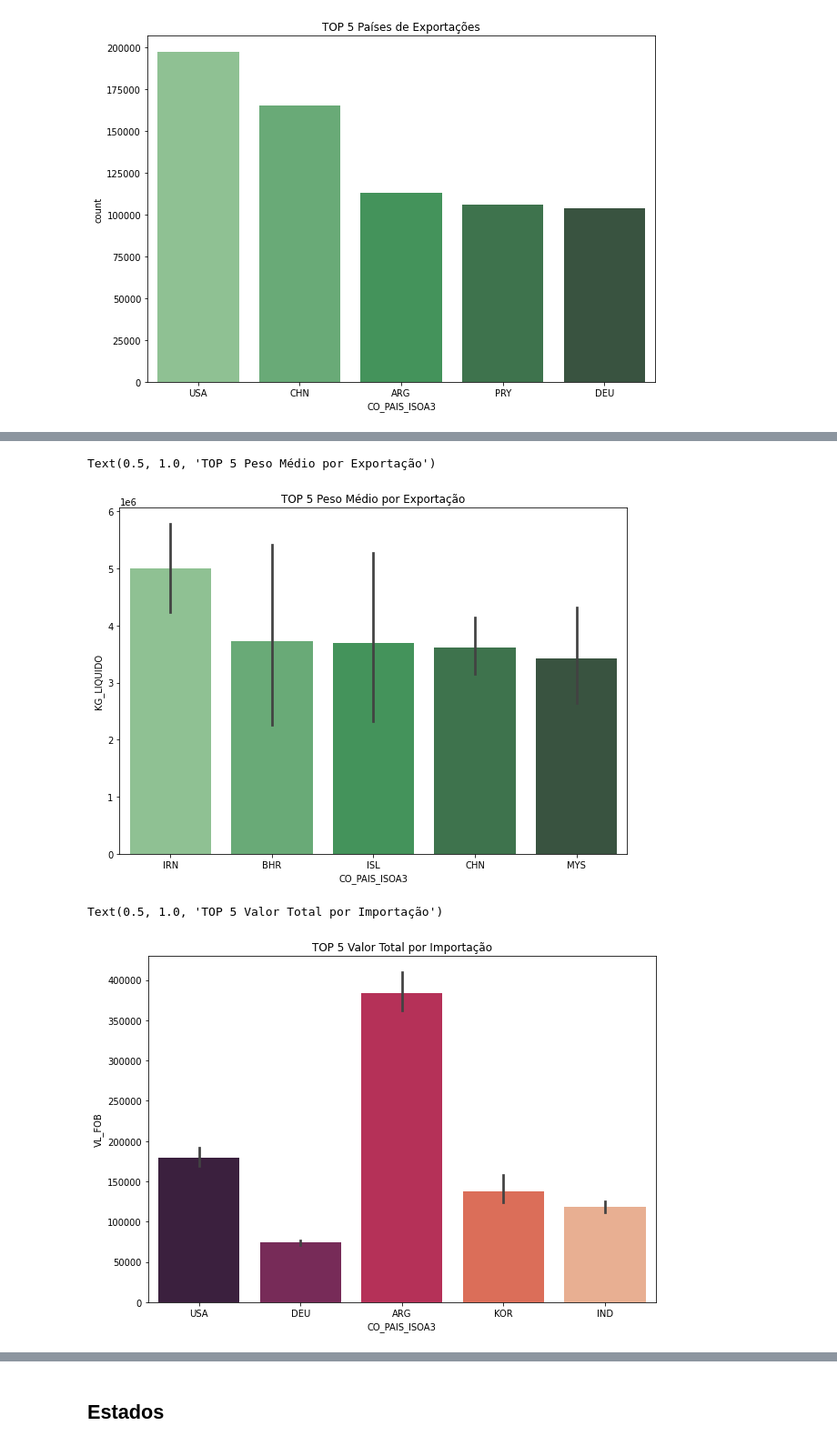
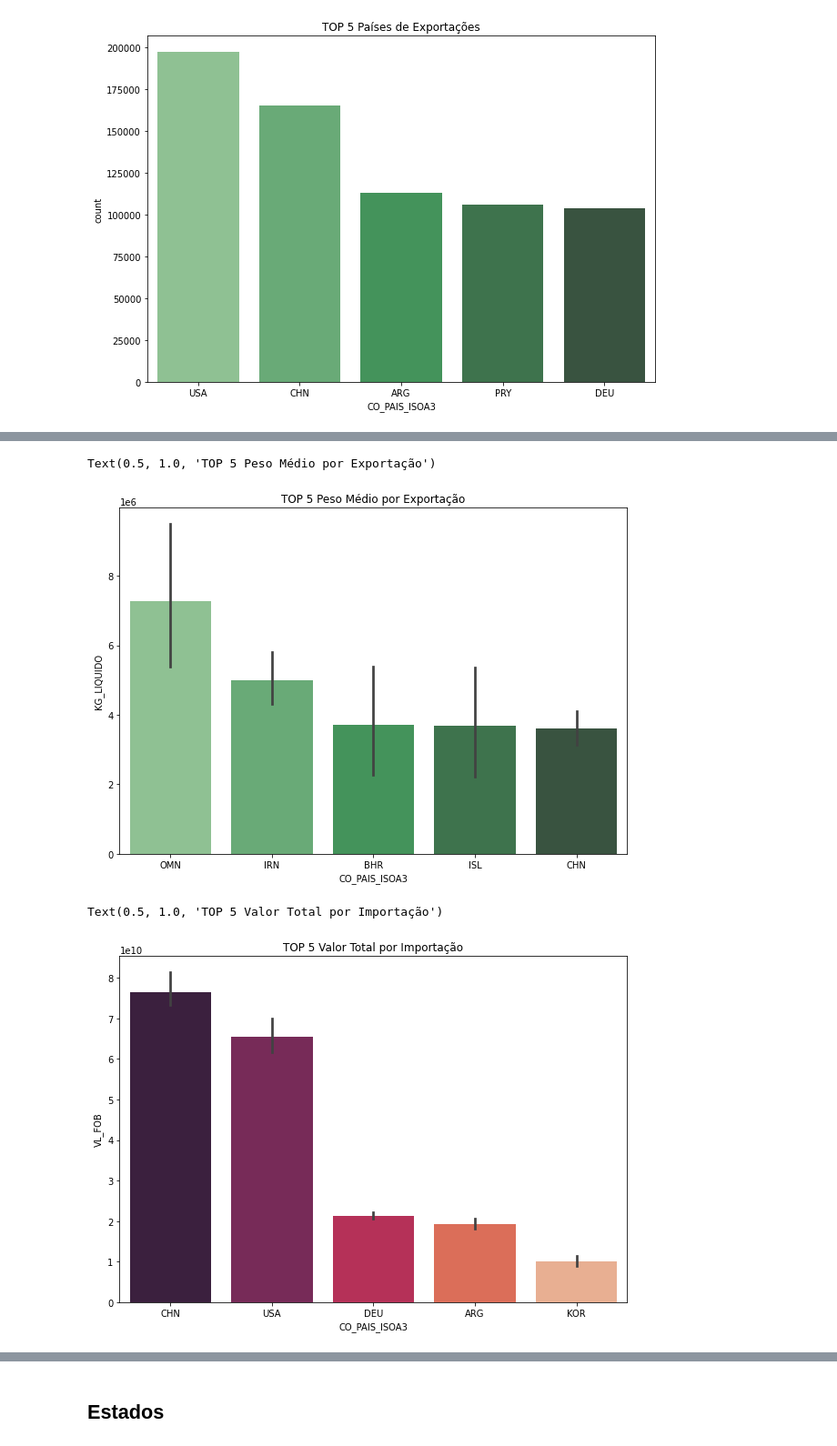
Before and after one commit to Gabrieleas10/case_FortBrasil, a Jupyter notebook: scripts/data_analysis.ipynb, the cells around one changed output, grey strips where cells are left out. Shown at 91% size. Cells and saved outputs as stored; diff of their text form; code cells hidden in the pictures.

```diff
--- a/scripts/data_analysis.ipynb
+++ b/scripts/data_analysis.ipynb
@@ -114,19 +114,19 @@ Text(0.5, 1.0, 'TOP 5 Peso Médio por Importação')
 rcParams['figure.figsize'] = 10, 7
 plot_order = df_exp.groupby('CO_PAIS_ISOA3')['KG_LIQUIDO'].mean().sort_values(ascending=False).index.values
 sns.barplot(data=df_exp, x='CO_PAIS_ISOA3',  y='KG_LIQUIDO', palette="Greens_d",
-            order=plot_order[1:6]).set_title('TOP 5 Peso Médio por Exportação')
+            order=plot_order[0:5]).set_title('TOP 5 Peso Médio por Exportação')
 # %% [output]
 Text(0.5, 1.0, 'TOP 5 Peso Médio por Exportação')
-[figure, old version]
+[figure, new version]
 # %%
 # valor total gasto em importações dos países - TOP5
 rcParams['figure.figsize'] = 10, 7
 plot_order = df_imp.groupby('CO_PAIS_ISOA3')['VL_FOB'].sum().sort_values(ascending=False).index.values
-sns.barplot(data=df_imp, x='CO_PAIS_ISOA3',  y='VL_FOB', palette="rocket",
-            order=plot_order[1:6]).set_title('TOP 5 Valor Total por Importação')
+sns.barplot(data =df_imp,  x='CO_PAIS_ISOA3',  y='VL_FOB', palette="rocket", estimator=sum,
+            order=plot_order[:5]).set_title('TOP 5 Valor Total por Importação')
 # %% [output]
 Text(0.5, 1.0, 'TOP 5 Valor Total por Importação')
-[figure, old version]
+[figure, new version]
 # %%
 # valor total gasto em exportações dos países - TOP5
 rcParams['figure.figsize'] = 10, 7
```
Also changed, not shown: parts of 14 cells of this notebook.
